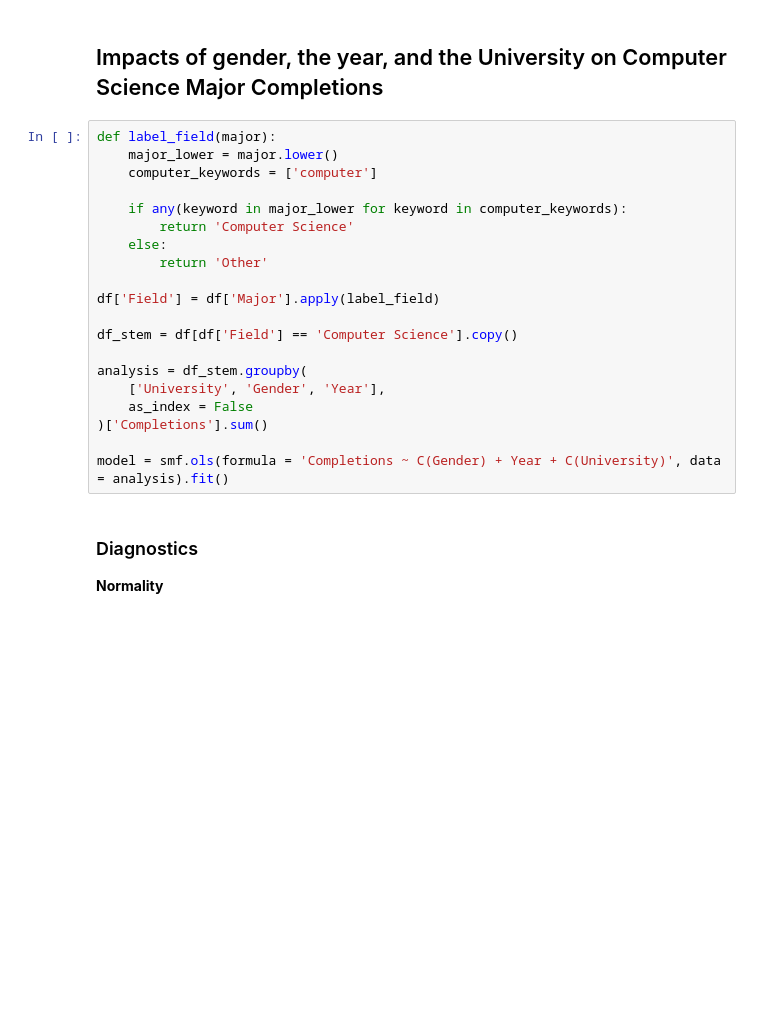
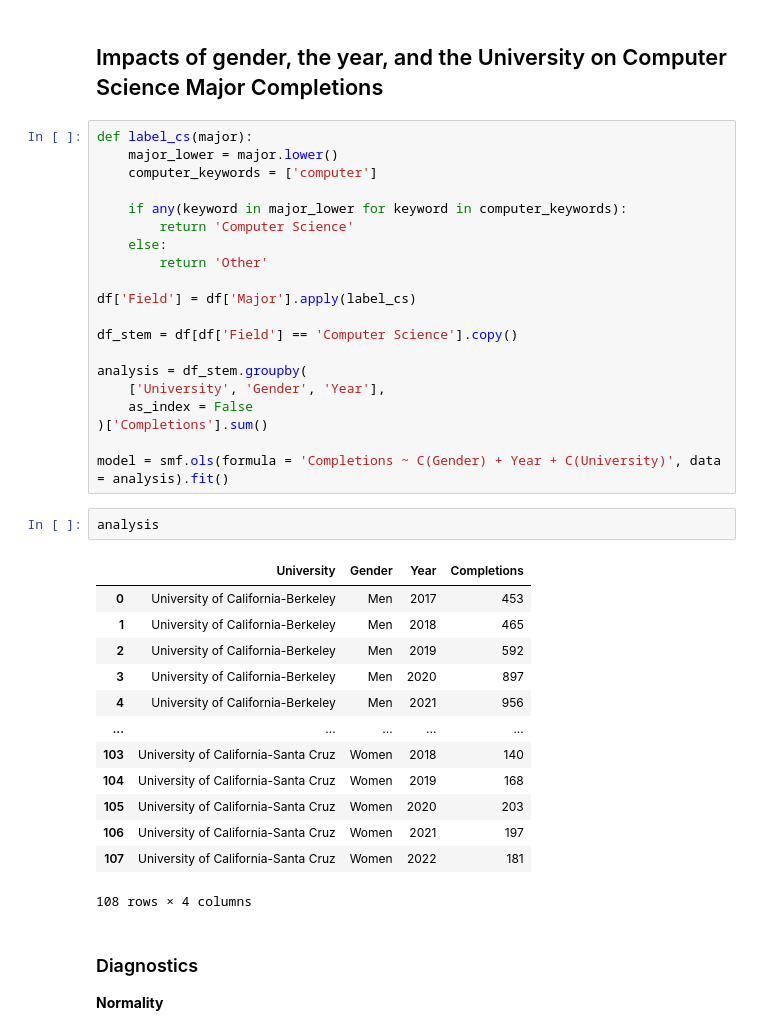
Before and after one commit to amelialei/UC-CS-Analysis, a Jupyter notebook: MATH189_final_project.ipynb, the cells around one changed output. Cells and saved outputs as stored; diff of their text form; blank space fills up the shorter version.

```diff
--- a/MATH189_final_project.ipynb
+++ b/MATH189_final_project.ipynb
@@ -637,7 +637,7 @@ def independence(model):
 # %% [markdown]
 ## Impacts of gender, the year, and the University on Computer Science Major Completions
 # %%
-def label_field(major):
+def label_cs(major):
     major_lower = major.lower()
     computer_keywords = ['computer']
 
@@ -646,7 +646,7 @@ def label_field(major):
     else:
         return 'Other'
 
-df['Field'] = df['Major'].apply(label_field)
+df['Field'] = df['Major'].apply(label_cs)
 
 df_stem = df[df['Field'] == 'Computer Science'].copy()
 
@@ -656,6 +656,22 @@ analysis = df_stem.groupby(
 )['Completions'].sum()
 
 model = smf.ols(formula = 'Completions ~ C(Gender) + Year + C(University)', data = analysis).fit()
+# %%
+analysis
+# %% [output]
+|  | University | Gender | Year | Completions |
+| 0 | University of California-Berkeley | Men | 2017 | 453 |
+| 1 | University of California-Berkeley | Men | 2018 | 465 |
+| 2 | University of California-Berkeley | Men | 2019 | 592 |
+| 3 | University of California-Berkeley | Men | 2020 | 897 |
+| 4 | University of California-Berkeley | Men | 2021 | 956 |
+| ... | ... | ... | ... | ... |
+| 103 | University of California-Santa Cruz | Women | 2018 | 140 |
+| 104 | University of California-Santa Cruz | Women | 2019 | 168 |
+| 105 | University of California-Santa Cruz | Women | 2020 | 203 |
+| 106 | University of California-Santa Cruz | Women | 2021 | 197 |
+| 107 | University of California-Santa Cruz | Women | 2022 | 181 |
+108 rows × 4 columns
 # %% [markdown]
 ### Diagnostics
 
```
Also changed, not shown: parts of 13 cells of this notebook.
